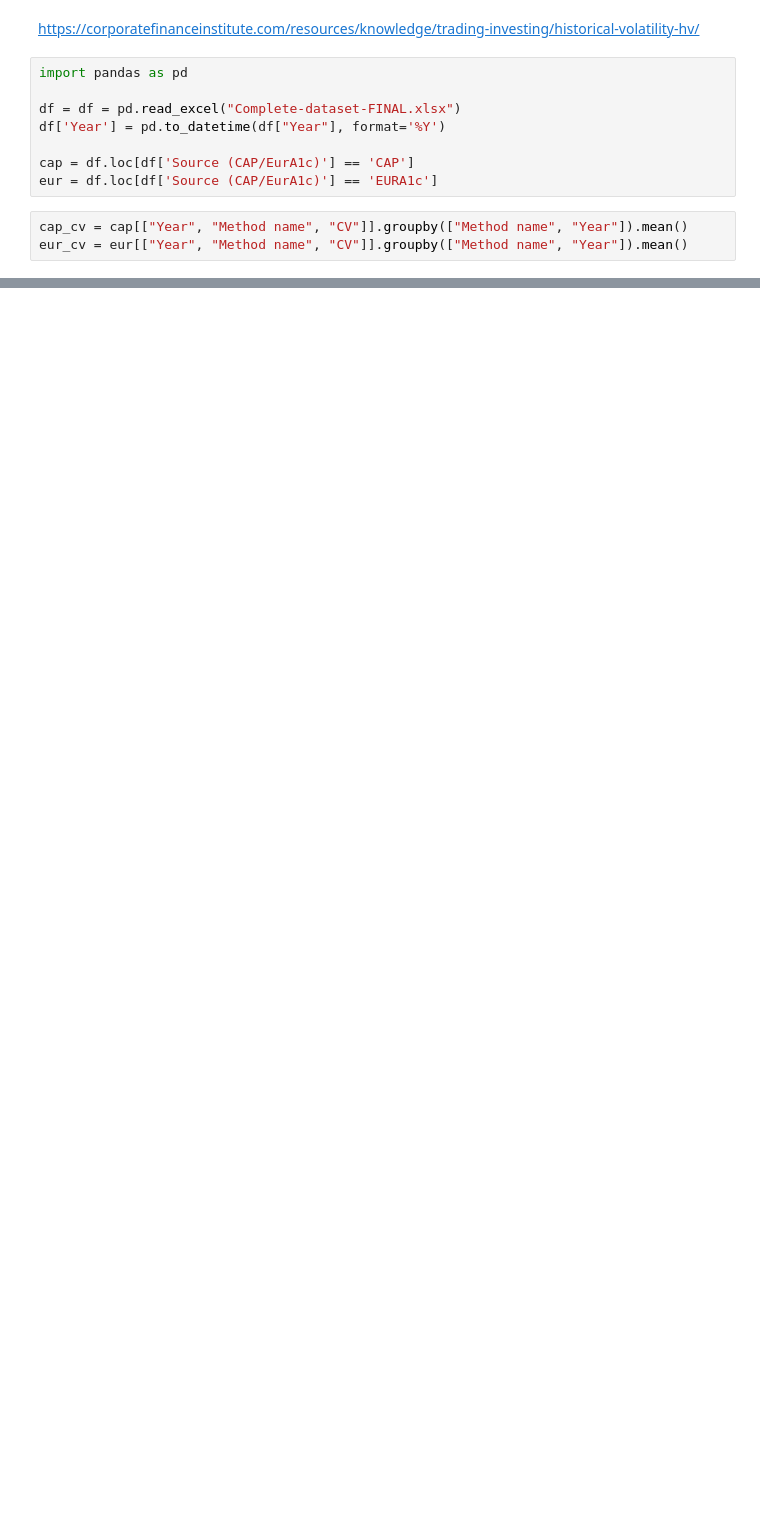
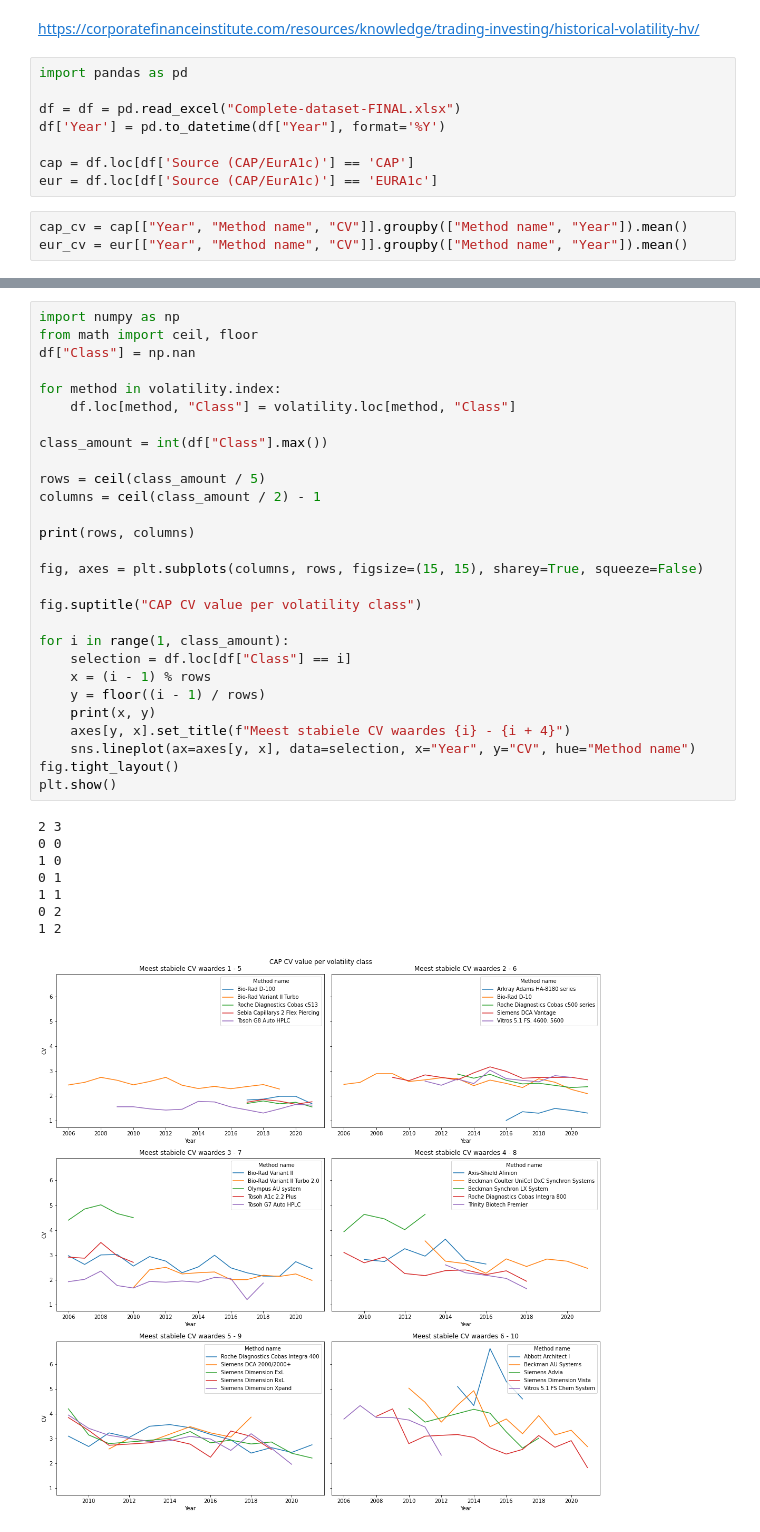
Before and after one commit to DSa-HbA1c/Predictions, a Jupyter notebook: volatility.ipynb, the cells around one changed output, grey strips where cells are left out. Cells and saved outputs as stored; diff of their text form; blank space fills up the shorter version.

```diff
--- a/volatility.ipynb
+++ b/volatility.ipynb
@@ -70,0 +74,37 @@ sns.heatmap(volatility.corr(), annot=True)
+# %%
+import numpy as np
+from math import ceil, floor
+df["Class"] = np.nan
+
+for method in volatility.index:
+    df.loc[method, "Class"] = volatility.loc[method, "Class"]
+
+class_amount = int(df["Class"].max())
+
+rows = ceil(class_amount / 5)
+columns = ceil(class_amount / 2) - 1
+
+print(rows, columns)
+
+fig, axes = plt.subplots(columns, rows, figsize=(15, 15), sharey=True, squeeze=False)
+
+fig.suptitle("CAP CV value per volatility class")
+
+for i in range(1, class_amount):
+    selection = df.loc[df["Class"] == i]
+    x = (i - 1) % rows
+    y = floor((i - 1) / rows)
+    print(x, y)
+    axes[y, x].set_title(f"Meest stabiele CV waardes {i} - {i + 4}")
+    sns.lineplot(ax=axes[y, x], data=selection, x="Year", y="CV", hue="Method name")
+fig.tight_layout()
+plt.show()
+# %% [output]
+2 3
+0 0
+1 0
+0 1
+1 1
+0 2
+1 2
+[figure, added]
```
Also changed, not shown: parts of 7 cells of this notebook.
